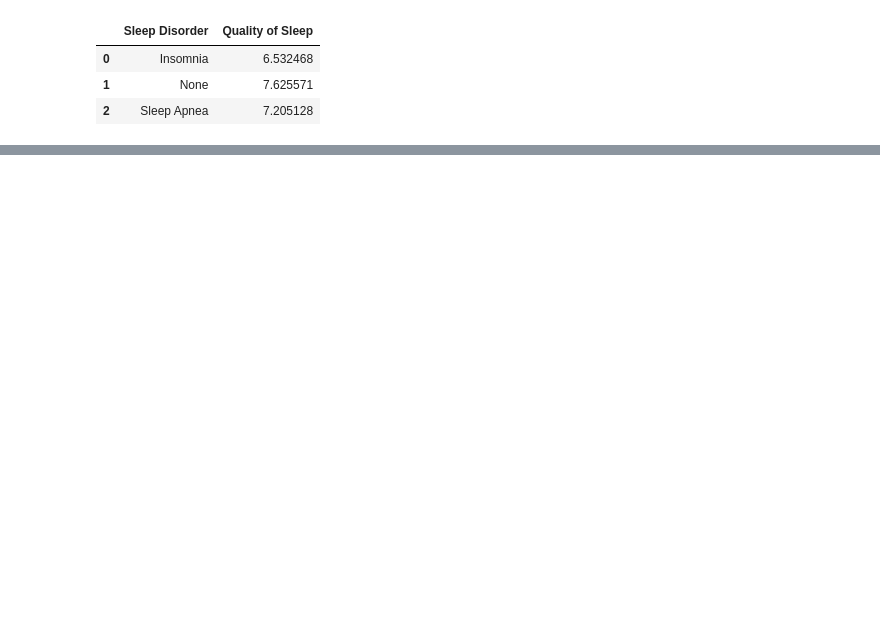
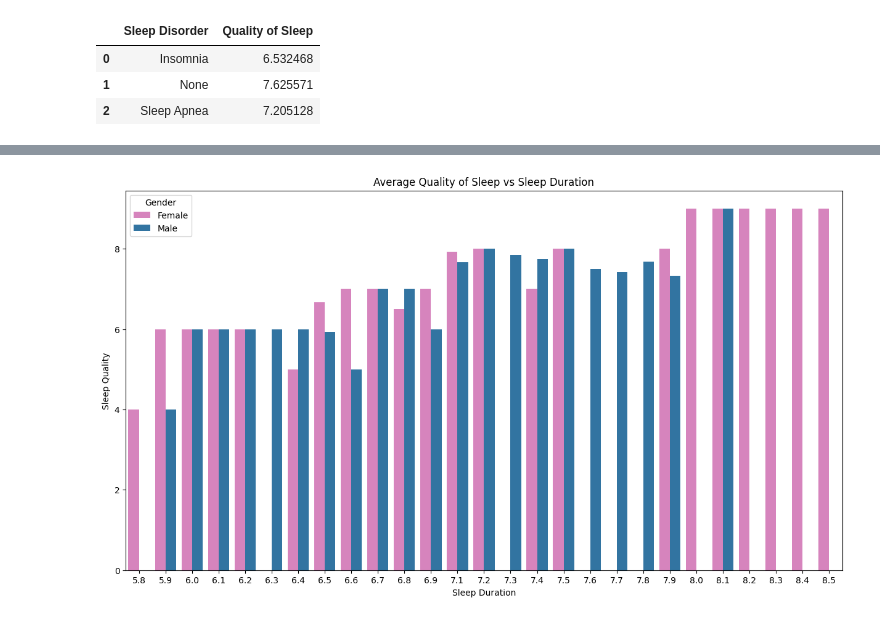
Before and after one commit to lauravos/capstone-project, a Jupyter notebook: EDA.ipynb, the cells around one changed output, grey strips where cells are left out. Drawn from its saved outputs; the diff is of its cells as text; code cells hidden in the pictures; blank space fills up the shorter version.

```diff
--- a/EDA.ipynb
+++ b/EDA.ipynb
@@ -195,0 +273,19 @@ plt.show()
+# %%
+# perform groupby
+df_test = df.groupby(['Sleep Duration', 'Gender']).agg(mean_sleep_quality=("Quality of Sleep", 'mean'))
+df_test = df_test.reset_index()
+
+plt.figure(figsize=(15,8))
+# plot barplot
+chart = sns.barplot(x="Sleep Duration",
+		y="mean_sleep_quality",
+		hue="Gender",
+		data=df_test,
+        palette=["C6", "C0"])
+
+chart.set_title('Average Quality of Sleep vs Sleep Duration')
+chart.set_ylabel('Sleep Quality')
+
+plt.show()
+# %% [output]
+[figure, added]
```
Also changed, not shown: parts of 15 cells of this notebook.
